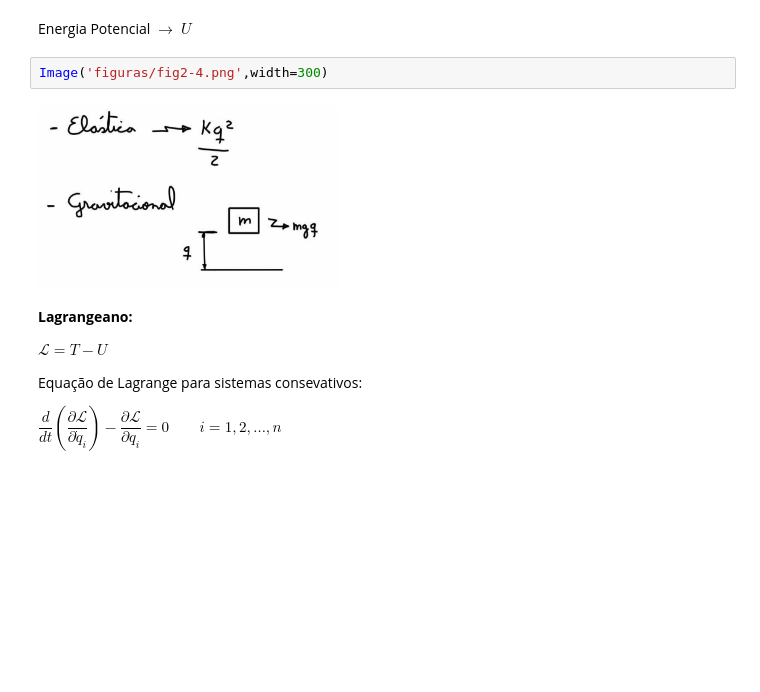
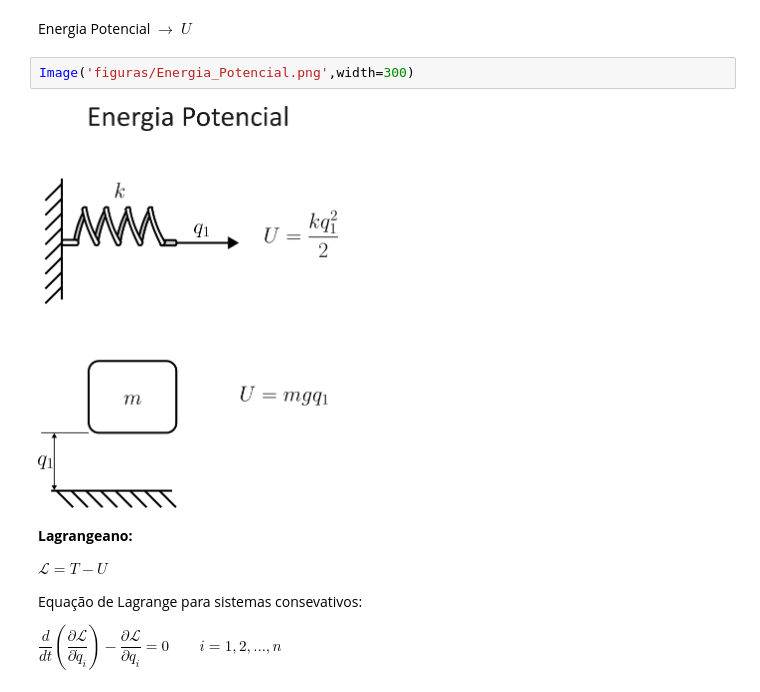
Before and after one commit to Pi-vi/Aulas_vibracoes, a Jupyter notebook: Vibs2.ipynb, the cells around one changed output. Cells and saved outputs as stored; diff of their text form; blank space fills up the shorter version.

```diff
--- a/Vibs2.ipynb
+++ b/Vibs2.ipynb
@@ -141,9 +137,9 @@ Image('figuras/fig2-3.png',width=500)
 # %% [markdown]
 Energia Potencial $\rightarrow$ $U$
 # %%
-Image('figuras/fig2-4.png',width=300)
+Image('figuras/Energia_Potencial.png',width=300)
 # %% [output]
-[figure, old version]
+[figure, new version]
 # %% [markdown]
 **Lagrangeano:**
 
```
Also changed, not shown: parts of 2 cells of this notebook.
